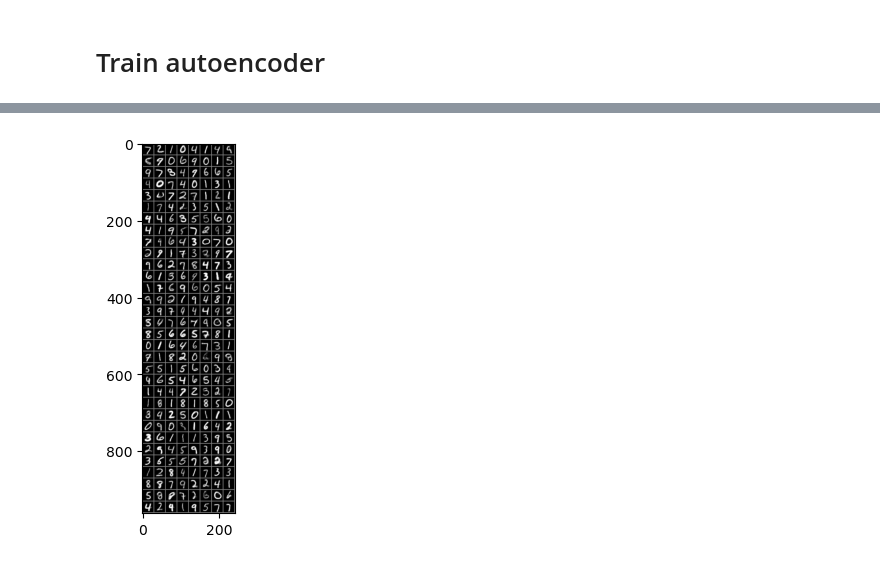
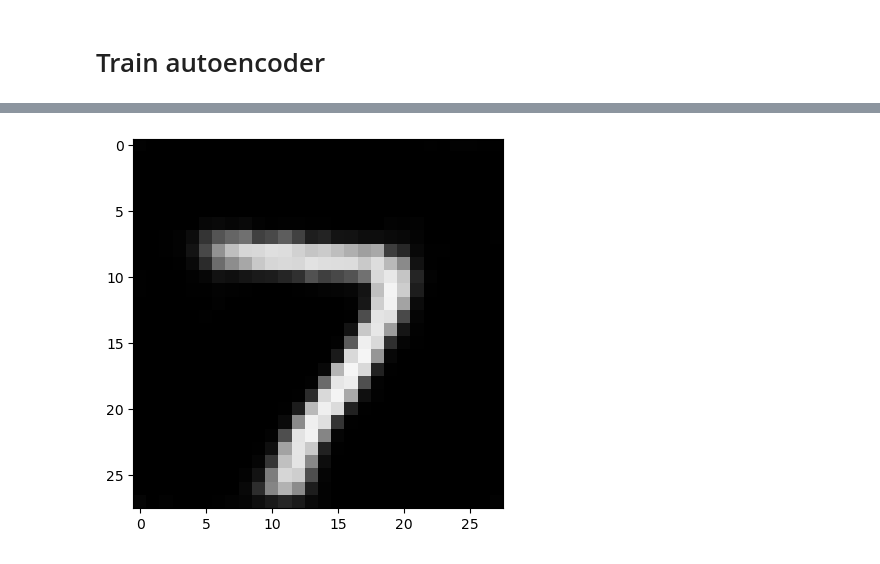
Before and after one commit to Requiem5032/mcs-applied-ai, a Jupyter notebook: autoencoder.ipynb, the cells around one changed output, grey strips where cells are left out. Saved outputs shown, nothing was run; the diff lists cells and outputs as text; code cells hidden in the pictures.

Commit message:
add comparison image

```diff
--- a/autoencoder.ipynb
+++ b/autoencoder.ipynb
@@ -200,0 +180,4 @@ plt.savefig(
+# %%
+model = Autoencoder()
+model.load_state_dict(torch.load('models/autoencoder.pth', weights_only=True))
+model.eval()
@@ -201,3 +202,3 @@ plt.savefig(
 # %%
 images, _ = next(iter(valid_dl))
-out = model(images.to(device))
+out = model(images)
@@ -204,4 +210,5 @@ out = model(images.to(device))
 # %%
-imshow(torchvision.utils.make_grid(out.cpu()))
+# Reproduced image
+imshow(torchvision.utils.make_grid(out.cpu()[0]))
 # %% [output]
-[figure, old version]
+[figure, new version]
```
Also changed, not shown: parts of 6 cells of this notebook.
